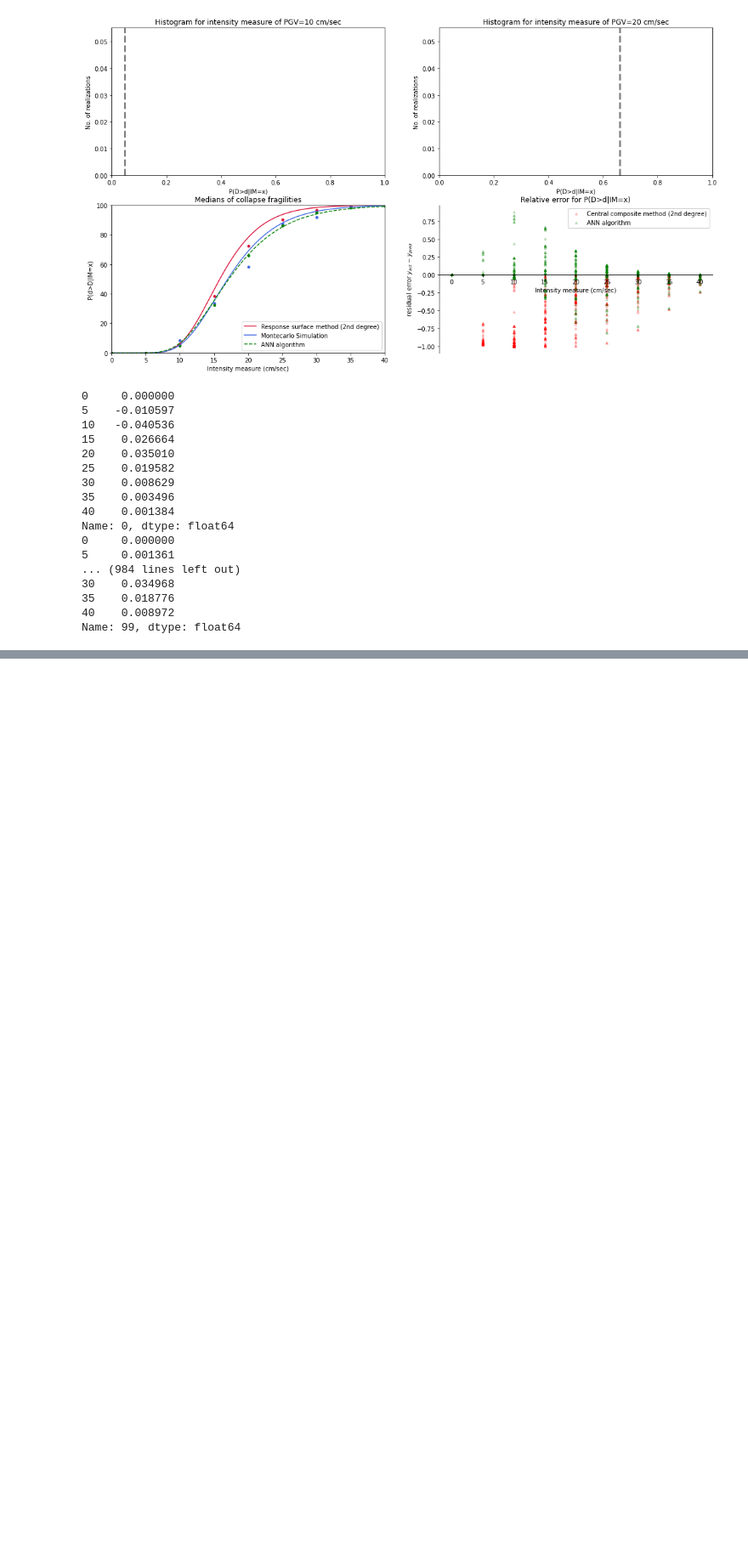
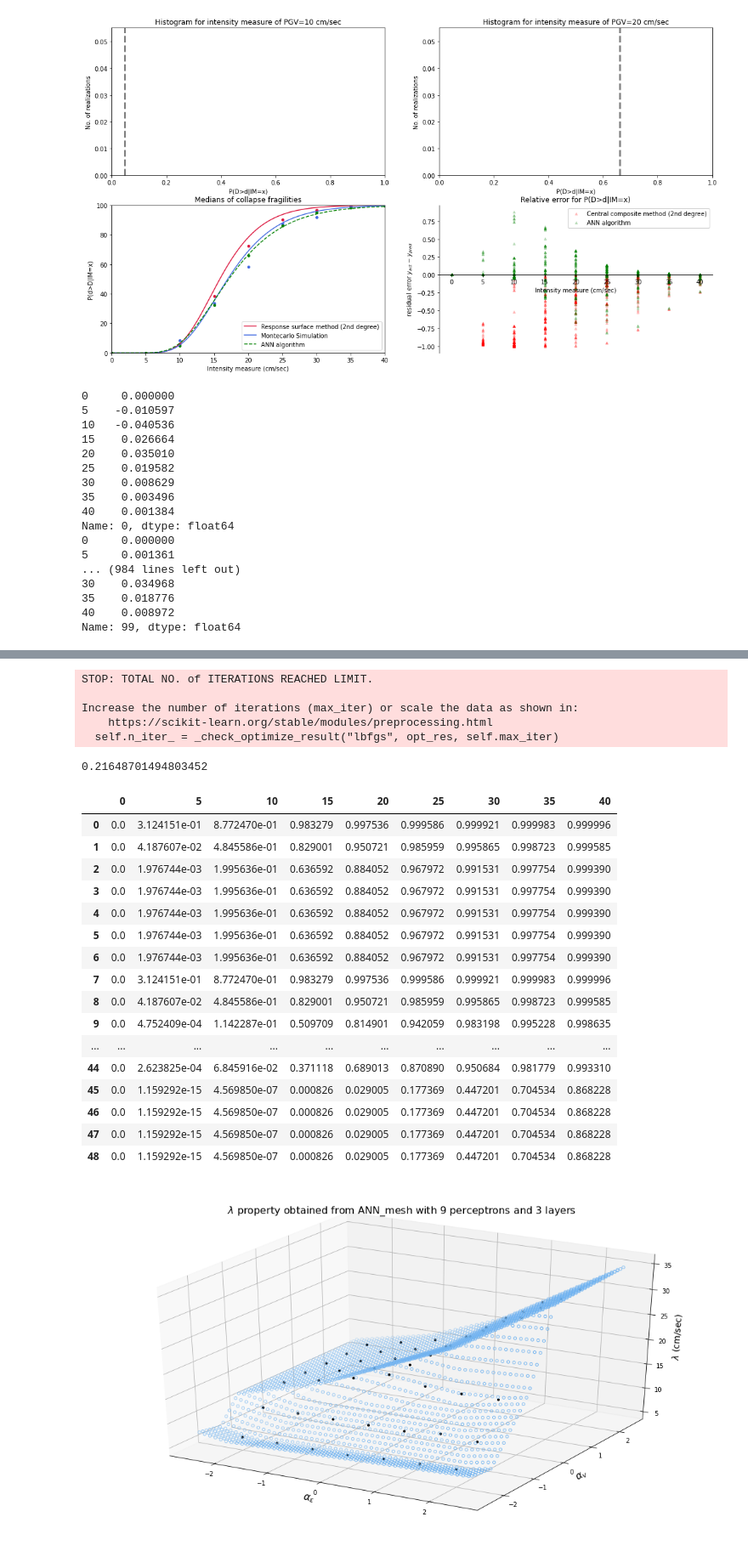
Before and after one commit to mtareqsoliman/msthesis, a Jupyter notebook: Benchmark_RS_ANN_12022022.ipynb, the cells around one changed output, grey strips where cells are left out. Shown at 85% size. Cells and saved outputs as stored; diff of their text form; code cells hidden in the pictures; blank space fills up the shorter version.

```diff
--- a/Benchmark_RS_ANN_12022022.ipynb
+++ b/Benchmark_RS_ANN_12022022.ipynb
@@ -1216,0 +1342,74 @@ ann.add(tf.keras.layers.Dense(units=1, activation='sigmoid'))
+# %%
+from sklearn.neural_network import MLPRegressor
+
+ecu_49mesh_alpha, Vult_49mesh_alpha = map(list,zip(*NLTHA49mesh_pivot.index.values))
+x_ANN_mesh =np.column_stack((ecu_49mesh_alpha,Vult_49mesh_alpha))
+y_ANN_mesh = np.column_stack((lambda_49mesh_list,zeta_49mesh_list))
+
+X_train, X_test, y_train, y_test = train_test_split(x_ANN_mesh, y_ANN_mesh, train_size=0.8, test_size=0.2)
+
+regr_ANN_mesh = MLPRegressor(hidden_layer_sizes=(7,3),solver='lbfgs', alpha=0.5)
+regr_ANN_mesh.fit(X_train, y_train)
+
+y_pred_train_m1 = regr_ANN_mesh.predict(X_train)
+y_pred_test_m1 = regr_ANN_mesh.predict(X_test)
+y_pred_ANN_mesh = regr_ANN_mesh.predict(x_ANN_mesh)
+MSE = mean_squared_error(y_test, y_pred_test_m1, squared=False)
+print(MSE)
+
+
+x1_mesh_ANN_mesh,x2_mesh_ANN_mesh = np.linspace(-2.5, 2.5, 50), np.linspace(-2.5, 2.5, 50)
+x1_mesh_ANN_mesh, x2_mesh_ANN_mesh = np.meshgrid(x1_mesh_ANN_mesh, x2_mesh_ANN_mesh)
+X_mesh_ANN_mesh = np.array([x1_mesh_ANN_mesh.flatten(), x2_mesh_ANN_mesh.flatten()]).T
+y_mesh_ANN_mesh = regr_ANN_mesh.predict(X_mesh_ANN_mesh)
+
+fig, ax = plt.subplots(figsize =(18,10), subplot_kw={'projection': '3d'})
+ax.set_zlabel(r"$\lambda$ (cm/sec)",fontsize=14)
+ax.set_xlabel(r"$\alpha_\epsilon$",fontsize=16)
+ax.set_ylabel(r"$\alpha_v$",fontsize=16)
+ax.set_title(r"$\lambda$ property obtained from ANN_mesh with 9 perceptrons and 3 layers",fontsize=16)
+ax.scatter(x_ANN_mesh[:,0], x_ANN_mesh[:,1], y_ANN_mesh[:,0],color='black',marker='.',alpha=1,s=40)
+ax.scatter(x1_mesh_ANN_mesh, x2_mesh_ANN_mesh, y_mesh_ANN_mesh[:,0], facecolor=(0,0,0,0), s=20, edgecolor='#70b3f0')
+
+fig, ax = plt.subplots(figsize =(18,10), subplot_kw={'projection': '3d'})
+ax.set_zlabel(r"$\zeta$",fontsize=14)
+ax.set_xlabel(r"$\alpha_\epsilon$",fontsize=16)
+ax.set_ylabel(r"$\alpha_v$",fontsize=16)
+ax.set_title(r"$\zeta$ property obtained from ANN_mesh with 9 perceptrons and 3 layers",fontsize=16)
+ax.scatter(x_ANN_mesh[:,0], x_ANN_mesh[:,1], y_ANN_mesh[:,1],color='black',marker='.',alpha=1,s=40)
+ax.scatter(x1_mesh_ANN_mesh, x2_mesh_ANN_mesh, y_mesh_ANN_mesh[:,1], facecolor=(0,0,0,0), s=20, edgecolor='#70b3f0')
+
+result_table = pd.DataFrame({'y_act':y_ANN_mesh.tolist(),'y_pred':y_pred_ANN_mesh.tolist()}).to_excel('ssss.xlsx')
+
+IM = np.arange(0,45,5)
+fragility_table_ANN_mesh = pd.DataFrame(columns = ['0','5','10','15','20','25','30','35','40'])
+z_list = []
+
+for i in np.arange(len(y_ANN_mesh)):
+  fragility_table_ANN_mesh.loc[i] = sp.norm.cdf(np.log(IM),np.log(y_ANN_mesh[i,0]),y_ANN_mesh[i,1])
+fragility_table_ANN_mesh
+# %% [output]
+STOP: TOTAL NO. of ITERATIONS REACHED LIMIT.
+
+Increase the number of iterations (max_iter) or scale the data as shown in:
+    https://scikit-learn.org/stable/modules/preprocessing.html
+  self.n_iter_ = _check_optimize_result("lbfgs", opt_res, self.max_iter)
+0.21648701494803452
+|  | 0 | 5 | 10 | 15 | 20 | 25 | 30 | 35 | 40 |
+| 0 | 0.0 | 3.124151e-01 | 8.772470e-01 | 0.983279 | 0.997536 | 0.999586 | 0.999921 | 0.999983 | 0.999996 |
+| 1 | 0.0 | 4.187607e-02 | 4.845586e-01 | 0.829001 | 0.950721 | 0.985959 | 0.995865 | 0.998723 | 0.999585 |
+| 2 | 0.0 | 1.976744e-03 | 1.995636e-01 | 0.636592 | 0.884052 | 0.967972 | 0.991531 | 0.997754 | 0.999390 |
+| 3 | 0.0 | 1.976744e-03 | 1.995636e-01 | 0.636592 | 0.884052 | 0.967972 | 0.991531 | 0.997754 | 0.999390 |
+| 4 | 0.0 | 1.976744e-03 | 1.995636e-01 | 0.636592 | 0.884052 | 0.967972 | 0.991531 | 0.997754 | 0.999390 |
+| 5 | 0.0 | 1.976744e-03 | 1.995636e-01 | 0.636592 | 0.884052 | 0.967972 | 0.991531 | 0.997754 | 0.999390 |
+| 6 | 0.0 | 1.976744e-03 | 1.995636e-01 | 0.636592 | 0.884052 | 0.967972 | 0.991531 | 0.997754 | 0.999390 |
+| 7 | 0.0 | 3.124151e-01 | 8.772470e-01 | 0.983279 | 0.997536 | 0.999586 | 0.999921 | 0.999983 | 0.999996 |
+| 8 | 0.0 | 4.187607e-02 | 4.845586e-01 | 0.829001 | 0.950721 | 0.985959 | 0.995865 | 0.998723 | 0.999585 |
+| 9 | 0.0 | 4.752409e-04 | 1.142287e-01 | 0.509709 | 0.814901 | 0.942059 | 0.983198 | 0.995228 | 0.998635 |
+| ... | ... | ... | ... | ... | ... | ... | ... | ... | ... |
+| 44 | 0.0 | 2.623825e-04 | 6.845916e-02 | 0.371118 | 0.689013 | 0.870890 | 0.950684 | 0.981779 | 0.993310 |
+| 45 | 0.0 | 1.159292e-15 | 4.569850e-07 | 0.000826 | 0.029005 | 0.177369 | 0.447201 | 0.704534 | 0.868228 |
+| 46 | 0.0 | 1.159292e-15 | 4.569850e-07 | 0.000826 | 0.029005 | 0.177369 | 0.447201 | 0.704534 | 0.868228 |
+| 47 | 0.0 | 1.159292e-15 | 4.569850e-07 | 0.000826 | 0.029005 | 0.177369 | 0.447201 | 0.704534 | 0.868228 |
+| 48 | 0.0 | 1.159292e-15 | 4.569850e-07 | 0.000826 | 0.029005 | 0.177369 | 0.447201 | 0.704534 | 0.868228 |
+[figure, added]
```
Also changed, not shown: parts of 13 cells of this notebook.
